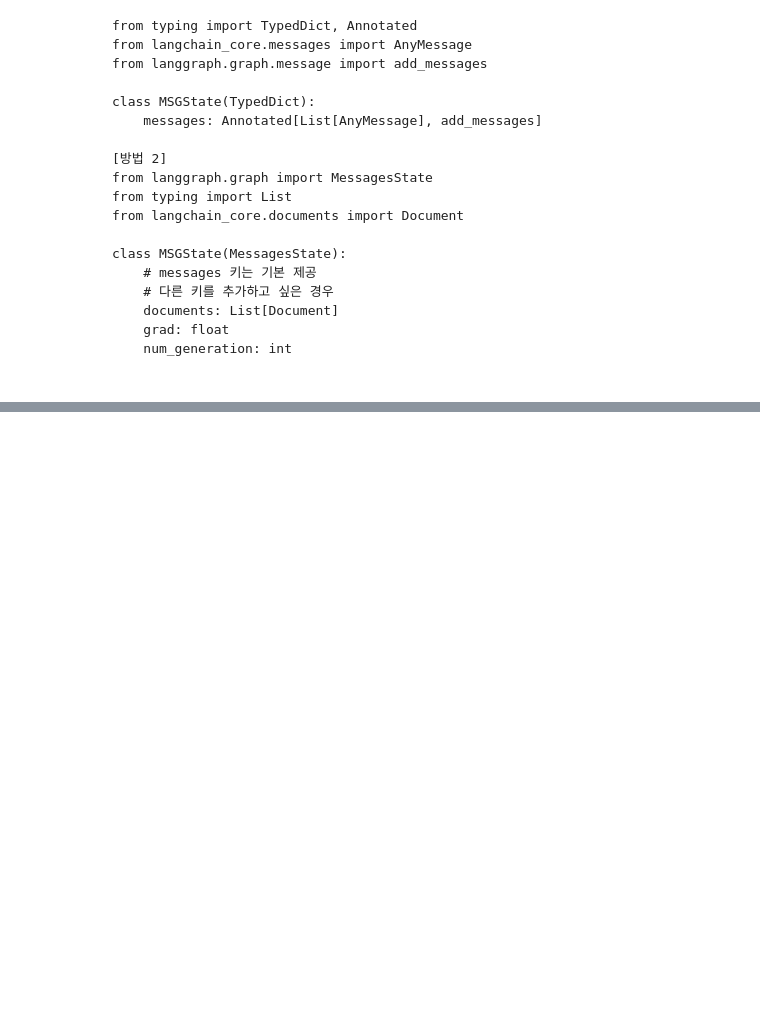
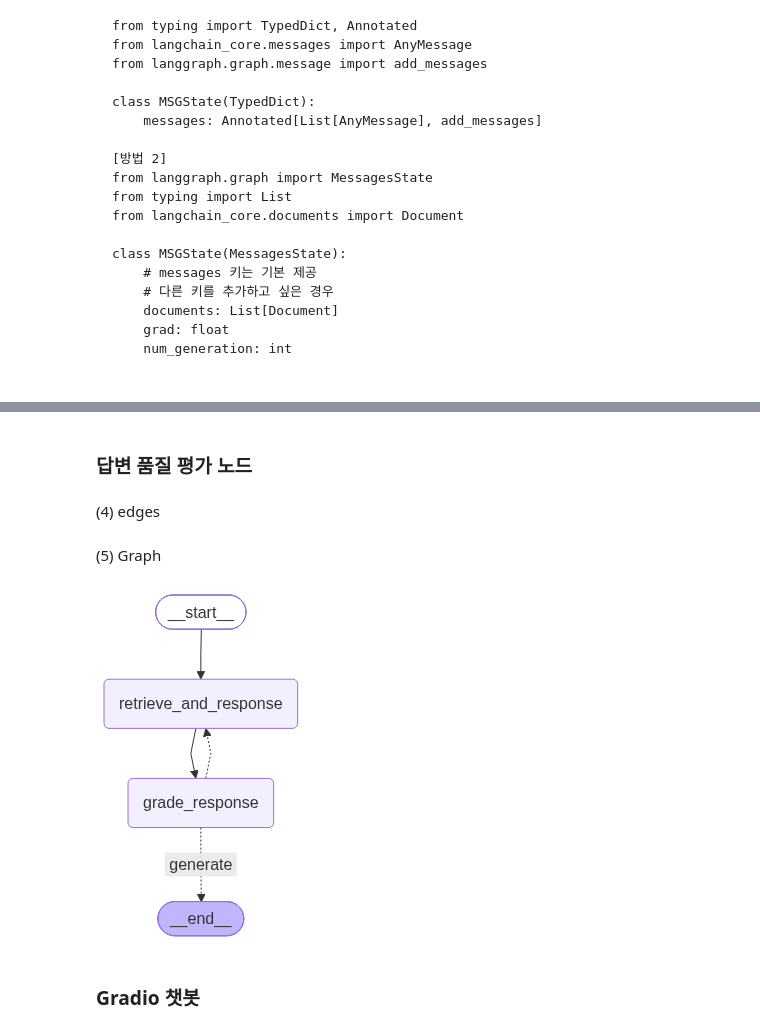
Before and after one commit to ark0723/langchain_agent, a Jupyter notebook: main/03_langgraph_msg_graph.ipynb, the cells around one changed output, grey strips where cells are left out. Cells and saved outputs as stored; diff of their text form; code cells hidden in the pictures; blank space fills up the shorter version.

Commit message:
Expand MessageGraph notebook with reducers, eval node, and Gradio UI

```diff
--- a/main/03_langgraph_msg_graph.ipynb
+++ b/main/03_langgraph_msg_graph.ipynb
@@ -250,0 +346,2 @@ class MSGState(MessagesState):
+# %% [markdown]
+### 답변 품질 평가 노드
@@ -250,0 +385,40 @@ class MSGState(MessagesState):
+# %% [markdown]
+(4) edges
+# %%
+from typing import Literal
+
+def retry_or_stop(state: MSGState) -> Literal["retrieve_and_response", "generate"]:
+    print("---GRADING---")
+    print("Grade Score: ", state["grade"])
+
+    # num_generation >= 3, then "generate"
+    if state["num_generation"] >= 3:
+        return "generate"
+
+    # num_generation < 3, and grade < 0.7 then "retrieve_and_response"
+    if state["grade"] < 0.7:
+        return "retrieve_and_response"
+
+    # num_generation < 3, and grade >= 0.7 then "generate"
+    return "generate"
+# %% [markdown]
+(5) Graph
+# %%
+builder = StateGraph(MSGState)
+
+builder.add_node("retrieve_and_response", retrieve_and_response)
+builder.add_node("grade_response", grade_response)
+
+builder.add_edge(START, "retrieve_and_response")
+builder.add_edge("retrieve_and_response", "grade_response")
+builder.add_conditional_edges(
+    "grade_response",
+    retry_or_stop,
+    {"retrieve_and_response": "retrieve_and_response", "generate": END},
+)
+
+graph = builder.compile()
+
+display(Image(graph.get_graph().draw_mermaid_png()))
+# %% [output]
+[figure, added]
@@ -250,0 +432,2 @@ class MSGState(MessagesState):
+# %% [markdown]
+###  Gradio 챗봇
```
Also changed, not shown: parts of 13 cells of this notebook.
